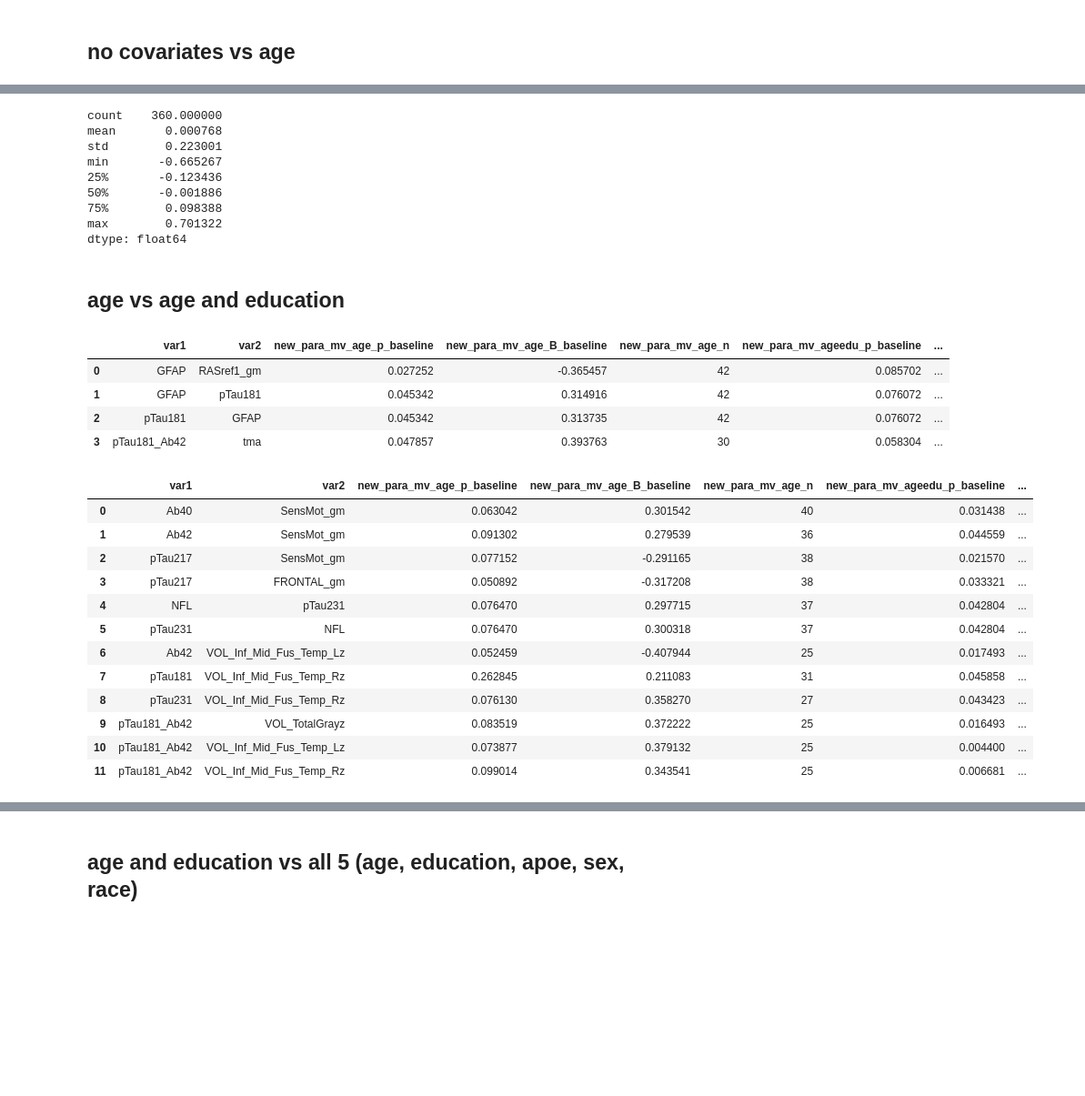
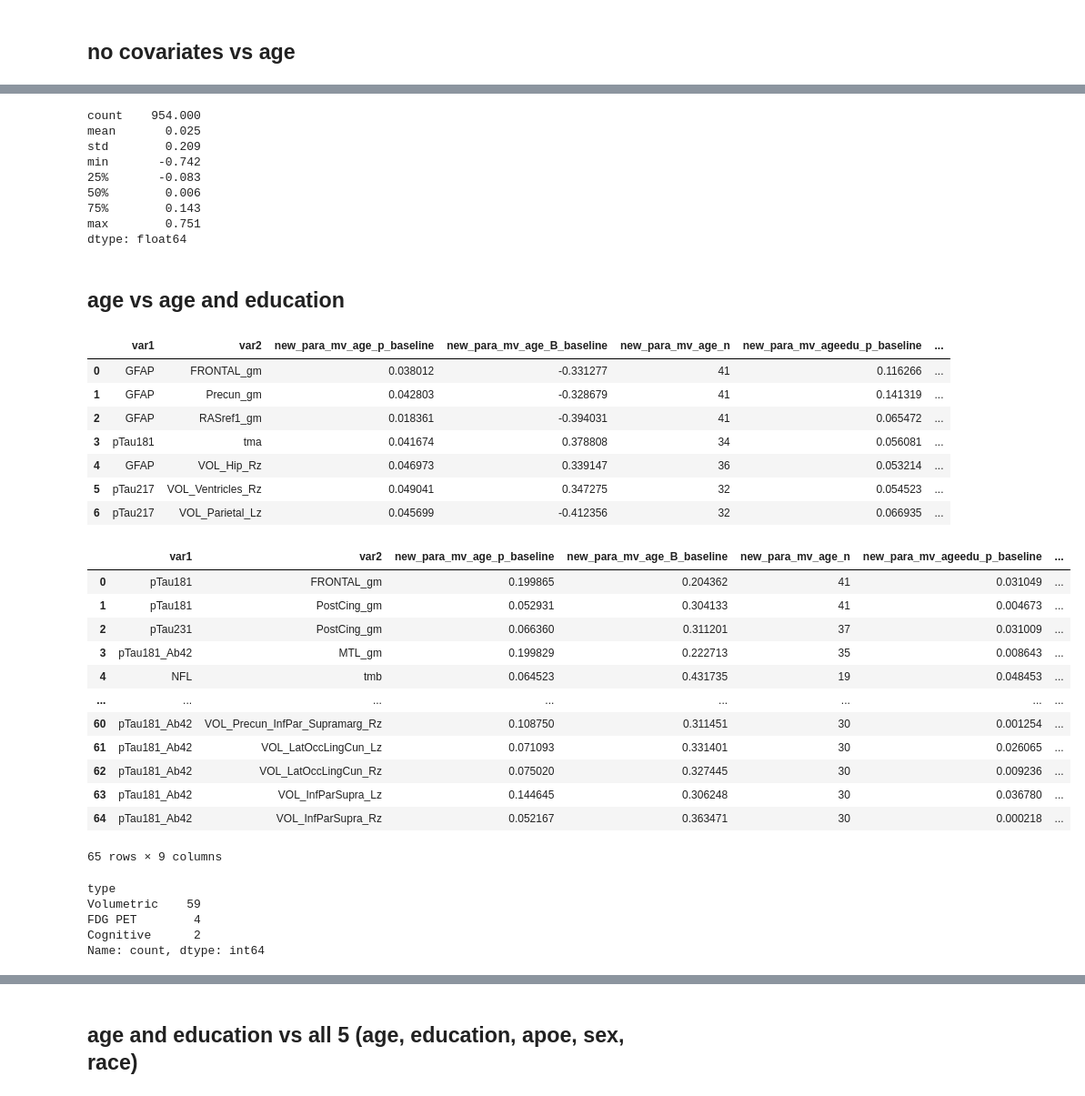
Before and after one commit to lnkoenig/ptau-217-and-FDG-PET-AD---official-copy, a Jupyter notebook: 06_FDG_plasma_rr_comparisons.ipynb, the cells around one changed output, grey strips where cells are left out. Shown at 91% size. Saved outputs shown, nothing was run; the diff lists cells and outputs as text; code cells hidden in the pictures; blank space fills up the shorter version.

```diff
--- a/06_FDG_plasma_rr_comparisons.ipynb
+++ b/06_FDG_plasma_rr_comparisons.ipynb
@@ -50,7 +44,7 @@ results_subset_ras, temp, data5_subset = pd.read_pickle(code_folder_loc + '/outp
 # %%
 rename_columns = ['cor_p_baseline', 'cor_r_baseline', 'cor_n',
        'mv_age_p_baseline', 'mv_age_B_baseline', 'mv_age_n',
-       'mv_ageedu_p_baseline', 'mv_ageedi_B_baseline', 'mv_ageedu_n',
+       'mv_ageedu_p_baseline', 'mv_ageedu_B_baseline', 'mv_ageedu_n',
        'mv_aeasr_p_baseline', 'mv_aeasr_B_baseline', 'mv_aeasr_n']
 # %%
 results_composite = results_composite.rename(columns = dict(zip(rename_columns,
@@ -924,15 +1015,15 @@ results_new_para.loc[(results_new_para['new_para_cor_p_baseline']>=0.05) &
 # %%
 # difference in p-values
-(results_new_para['new_para_cor_p_baseline'] - results_new_para['new_para_mv_age_p_baseline'] ).describe()
+(results_new_para['new_para_cor_p_baseline'] - results_new_para['new_para_mv_age_p_baseline'] ).describe().round(3)
 # %% [output]
-count    360.000000
-mean       0.000768
-std        0.223001
-min       -0.665267
-25%       -0.123436
-50%       -0.001886
-75%        0.098388
-max        0.701322
+count    954.000
+mean       0.025
+std        0.209
+min       -0.742
+25%       -0.083
+50%        0.006
+75%        0.143
+max        0.751
 dtype: float64
 # %% [markdown]
 ## age vs age and education
@@ -941,32 +1032,46 @@ dtype: float64
 results_new_para.loc[(results_new_para['new_para_mv_age_p_baseline']<0.05) &
 (results_new_para['new_para_mv_ageedu_p_baseline'] >= 0.05),
 ['var1', 'var2', 'new_para_mv_age_p_baseline',  'new_para_mv_age_B_baseline', 'new_para_mv_age_n',
-       'new_para_mv_ageedu_p_baseline', 'new_para_mv_ageedi_B_baseline',  'new_para_mv_ageedu_n', 'type']].reset_index(drop = True)
+       'new_para_mv_ageedu_p_baseline', 'new_para_mv_ageedu_B_baseline',  'new_para_mv_ageedu_n', 'type']].reset_index(drop = True)
 # %% [output]
 |  | var1 | var2 | new_para_mv_age_p_baseline | new_para_mv_age_B_baseline | new_para_mv_age_n | new_para_mv_ageedu_p_baseline | ... |
-| 0 | GFAP | RASref1_gm | 0.027252 | -0.365457 | 42 | 0.085702 | ... |
-| 1 | GFAP | pTau181 | 0.045342 | 0.314916 | 42 | 0.076072 | ... |
-| 2 | pTau181 | GFAP | 0.045342 | 0.313735 | 42 | 0.076072 | ... |
-| 3 | pTau181_Ab42 | tma | 0.047857 | 0.393763 | 30 | 0.058304 | ... |
+| 0 | GFAP | FRONTAL_gm | 0.038012 | -0.331277 | 41 | 0.116266 | ... |
+| 1 | GFAP | Precun_gm | 0.042803 | -0.328679 | 41 | 0.141319 | ... |
+| 2 | GFAP | RASref1_gm | 0.018361 | -0.394031 | 41 | 0.065472 | ... |
+| 3 | pTau181 | tma | 0.041674 | 0.378808 | 34 | 0.056081 | ... |
+| 4 | GFAP | VOL_Hip_Rz | 0.046973 | 0.339147 | 36 | 0.053214 | ... |
+| 5 | pTau217 | VOL_Ventricles_Rz | 0.049041 | 0.347275 | 32 | 0.054523 | ... |
+| 6 | pTau217 | VOL_Parietal_Lz | 0.045699 | -0.412356 | 32 | 0.066935 | ... |
 # %%
 # significance gained by adding covariates
 results_new_para.loc[(results_new_para['new_para_mv_age_p_baseline']>=0.05) &
 (results_new_para['new_para_mv_ageedu_p_baseline'] < 0.05),
 ['var1', 'var2', 'new_para_mv_age_p_baseline',   'new_para_mv_age_B_baseline', 'new_para_mv_age_n',
-       'new_para_mv_ageedu_p_baseline', 'new_para_mv_ageedi_B_baseline',  'new_para_mv_ageedu_n', 'type']].reset_index(drop = True)
+       'new_para_mv_ageedu_p_baseline', 'new_para_mv_ageedu_B_baseline',  'new_para_mv_ageedu_n', 'type']].reset_index(drop = True)
 # %% [output]
 |  | var1 | var2 | new_para_mv_age_p_baseline | new_para_mv_age_B_baseline | new_para_mv_age_n | new_para_mv_ageedu_p_baseline | ... |
-| 0 | Ab40 | SensMot_gm | 0.063042 | 0.301542 | 40 | 0.031438 | ... |
-| 1 | Ab42 | SensMot_gm | 0.091302 | 0.279539 | 36 | 0.044559 | ... |
-| 2 | pTau217 | SensMot_gm | 0.077152 | -0.291165 | 38 | 0.021570 | ... |
-| 3 | pTau217 | FRONTAL_gm | 0.050892 | -0.317208 | 38 | 0.033321 | ... |
-| 4 | NFL | pTau231 | 0.076470 | 0.297715 | 37 | 0.042804 | ... |
-| 5 | pTau231 | NFL | 0.076470 | 0.300318 | 37 | 0.042804 | ... |
-| 6 | Ab42 | VOL_Inf_Mid_Fus_Temp_Lz | 0.052459 | -0.407944 | 25 | 0.017493 | ... |
-| 7 | pTau181 | VOL_Inf_Mid_Fus_Temp_Rz | 0.262845 | 0.211083 | 31 | 0.045858 | ... |
-| 8 | pTau231 | VOL_Inf_Mid_Fus_Temp_Rz | 0.076130 | 0.358270 | 27 | 0.043423 | ... |
-| 9 | pTau181_Ab42 | VOL_TotalGrayz | 0.083519 | 0.372222 | 25 | 0.016493 | ... |
-| 10 | pTau181_Ab42 | VOL_Inf_Mid_Fus_Temp_Lz | 0.073877 | 0.379132 | 25 | 0.004400 | ... |
-| 11 | pTau181_Ab42 | VOL_Inf_Mid_Fus_Temp_Rz | 0.099014 | 0.343541 | 25 | 0.006681 | ... |
+| 0 | pTau181 | FRONTAL_gm | 0.199865 | 0.204362 | 41 | 0.031049 | ... |
+| 1 | pTau181 | PostCing_gm | 0.052931 | 0.304133 | 41 | 0.004673 | ... |
+| 2 | pTau231 | PostCing_gm | 0.066360 | 0.311201 | 37 | 0.031009 | ... |
+| 3 | pTau181_Ab42 | MTL_gm | 0.199829 | 0.222713 | 35 | 0.008643 | ... |
+| 4 | NFL | tmb | 0.064523 | 0.431735 | 19 | 0.048453 | ... |
+| ... | ... | ... | ... | ... | ... | ... | ... |
+| 60 | pTau181_Ab42 | VOL_Precun_InfPar_Supramarg_Rz | 0.108750 | 0.311451 | 30 | 0.001254 | ... |
+| 61 | pTau181_Ab42 | VOL_LatOccLingCun_Lz | 0.071093 | 0.331401 | 30 | 0.026065 | ... |
+| 62 | pTau181_Ab42 | VOL_LatOccLingCun_Rz | 0.075020 | 0.327445 | 30 | 0.009236 | ... |
+| 63 | pTau181_Ab42 | VOL_InfParSupra_Lz | 0.144645 | 0.306248 | 30 | 0.036780 | ... |
+| 64 | pTau181_Ab42 | VOL_InfParSupra_Rz | 0.052167 | 0.363471 | 30 | 0.000218 | ... |
+65 rows × 9 columns
+# %%
+# significance gained by adding covariates
+results_new_para.loc[(results_new_para['new_para_mv_age_p_baseline']>=0.05) &
+(results_new_para['new_para_mv_ageedu_p_baseline'] < 0.05),
+[ 'type']].value_counts()
+# %% [output]
+type
+Volumetric    59
+FDG PET        4
+Cognitive      2
+Name: count, dtype: int64
 # %%
 # difference in p-values
```
Also changed, not shown: parts of 116 cells of this notebook, 2 other files.
